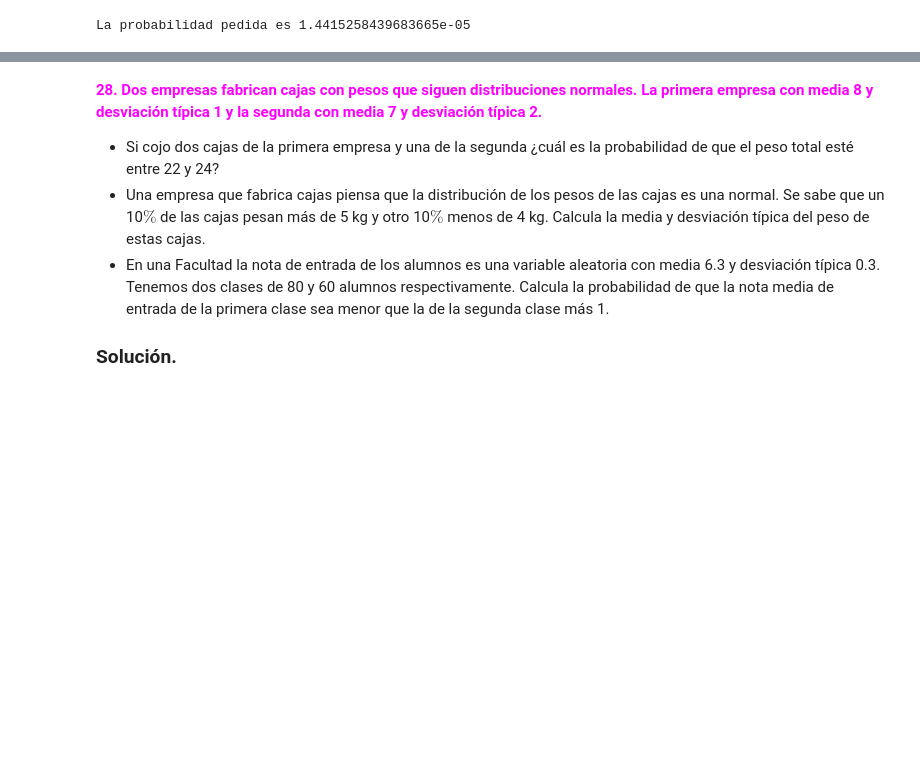
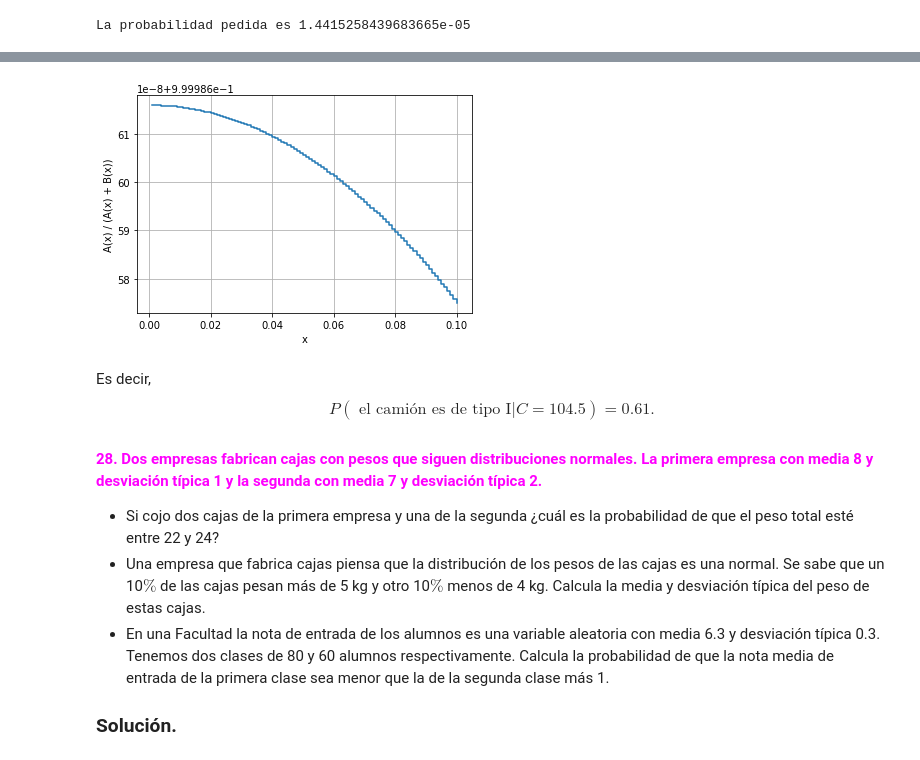
Before and after one commit to JMALMIRA/statistics, a Jupyter notebook: Problemas_variables_aleatorias.ipynb, the cells around one changed output, grey strips where cells are left out. Drawn from its saved outputs; the diff is of its cells as text; code cells hidden in the pictures; blank space fills up the shorter version.

```diff
--- a/Problemas_variables_aleatorias.ipynb
+++ b/Problemas_variables_aleatorias.ipynb
@@ -1281,3 +1284,30 @@ $$P(\text{ el camión es de tipo I}| C=108)=0.6.$$
+# %%
+def A(x):
+    return norm.cdf(104.5 + x, loc=100, scale=2) - norm.cdf(104.5 - x, loc=100, scale=2)
+
+def B(x):
+    return norm.cdf(104.5 + x, loc=120, scale=3) - norm.cdf(104.5 - x, loc=120, scale=3)
+
+# Vectorizar
+A = np.vectorize(A)
+B = np.vectorize(B)
+
+# Variable auxiliar
+x = np.arange(1, 101) * 0.001
+
+# Función a graficar
+y = A(x) / (A(x) + B(x))
+
+# Plot tipo "step"
+plt.step(x, y, where='post')
+plt.xlabel("x")
+plt.ylabel("A(x) / (A(x) + B(x))")
+plt.grid(True)
+plt.show()
+# %% [output]
+[figure, added]
+# %% [markdown]
+Es decir, $$P(\text{ el camión es de tipo I}| C=104.5)=0.61.$$
 # %% [markdown]
 <font color='magenta'> <strong> 28. Dos empresas fabrican cajas con pesos que siguen distribuciones normales. La primera empresa con media 8 y desviación típica 1 y la segunda con media 7 y desviación típica 2.
 
```
Also changed, not shown: parts of 4 cells of this notebook.
